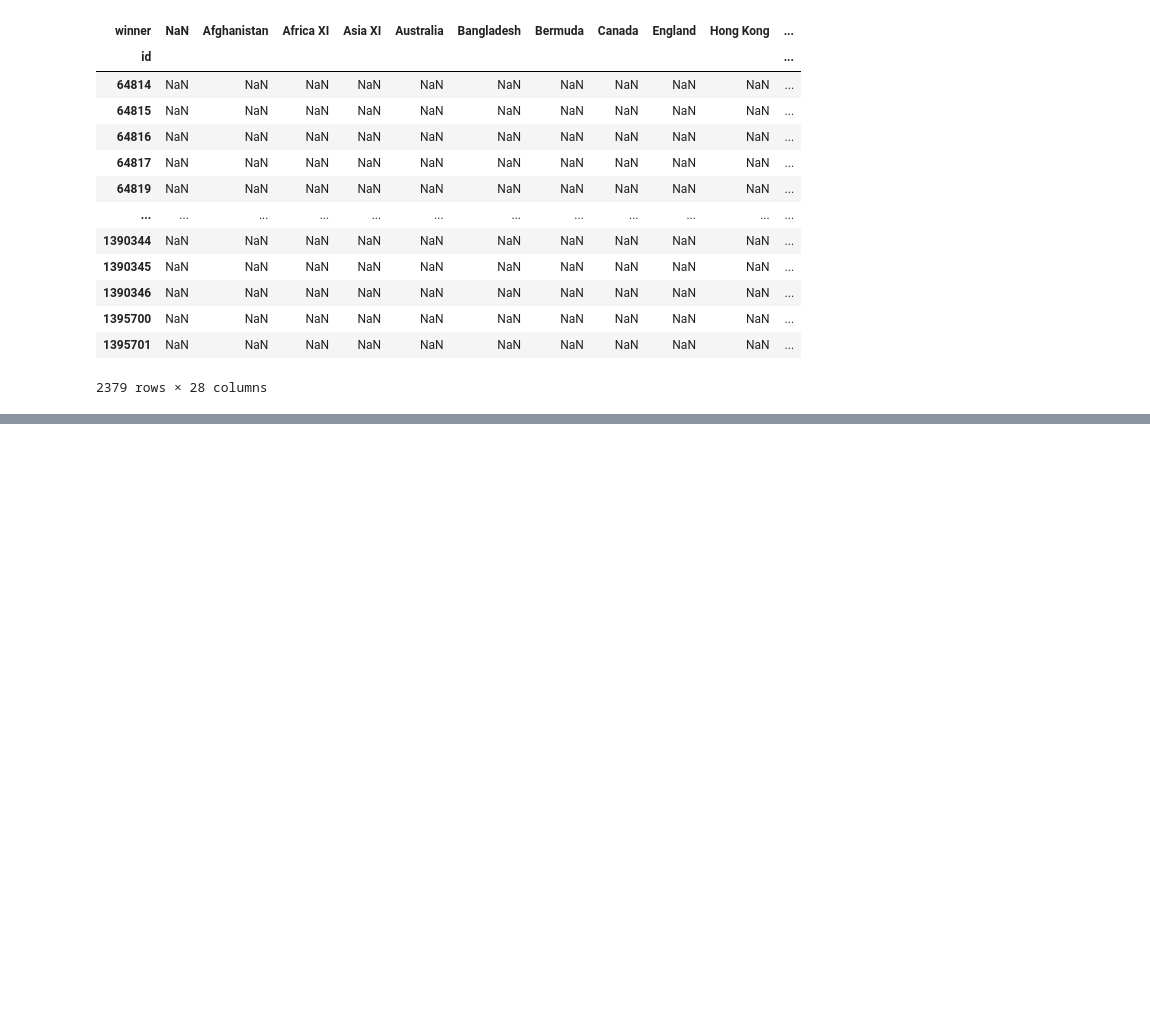
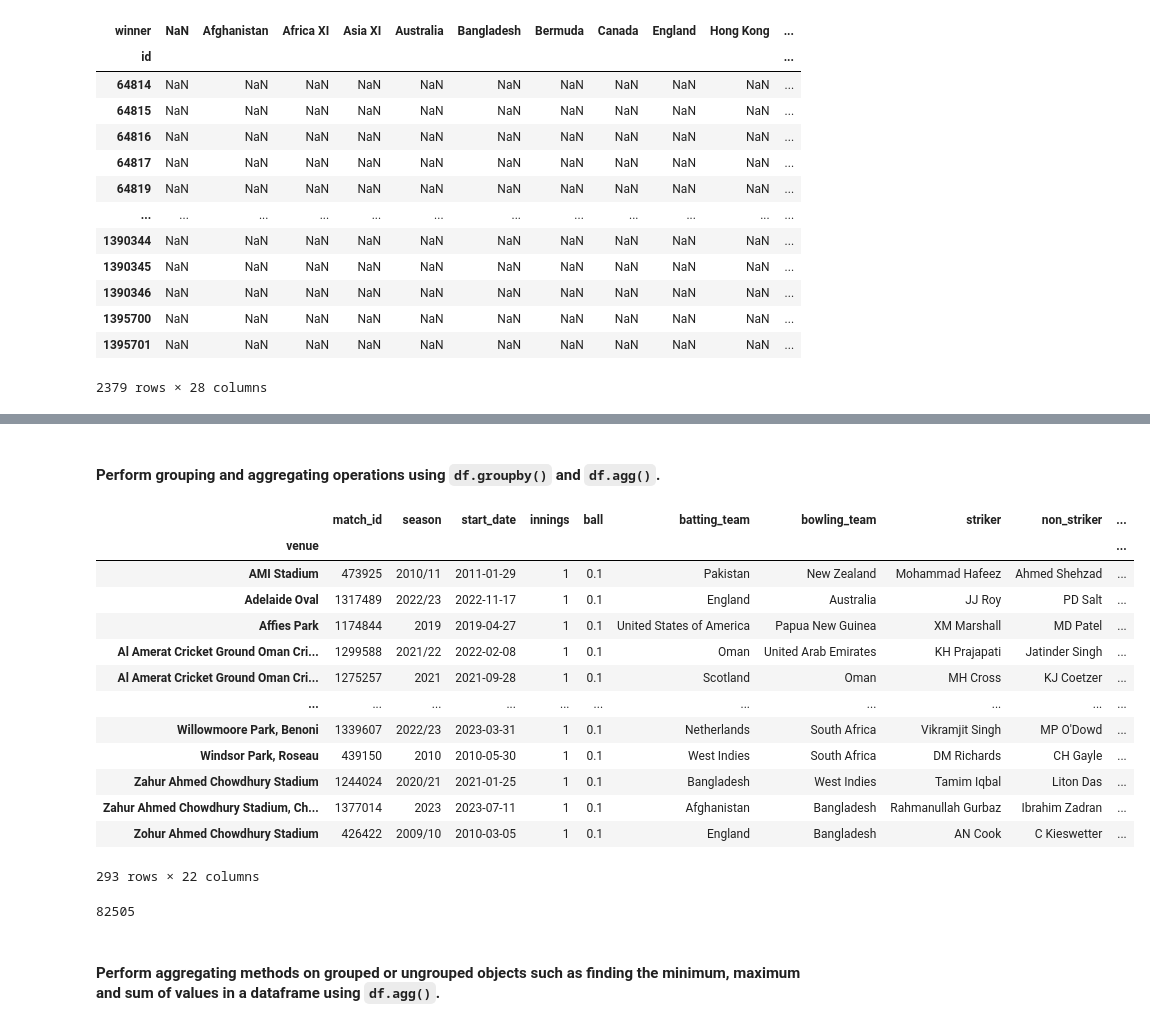
Before and after one commit to DNeilson67/FODS, a Jupyter notebook: Week 4/main.ipynb, the cells around one changed output, grey strips where cells are left out. Cells and saved outputs as stored; diff of their text form; code cells hidden in the pictures; blank space fills up the shorter version.

```diff
--- a/Week 4/main.ipynb
+++ b/Week 4/main.ipynb
@@ -333,0 +530,26 @@ df2.pivot(index = 'id', columns='winner', values='player_of_match')
+# %% [markdown]
+#### Perform grouping and aggregating operations using `df.groupby()` and `df.agg()`.
+# %%
+df4 = df.groupby('venue')
+df4.first()
+# %% [output]
+|  | match_id | season | start_date | innings | ball | batting_team | bowling_team | striker | non_striker | ... |
+| venue |  |  |  |  |  |  |  |  |  | ... |
+| AMI Stadium | 473925 | 2010/11 | 2011-01-29 | 1 | 0.1 | Pakistan | New Zealand | Mohammad Hafeez | Ahmed Shehzad | ... |
+| Adelaide Oval | 1317489 | 2022/23 | 2022-11-17 | 1 | 0.1 | England | Australia | JJ Roy | PD Salt | ... |
+| Affies Park | 1174844 | 2019 | 2019-04-27 | 1 | 0.1 | United States of America | Papua New Guinea | XM Marshall | MD Patel | ... |
+| Al Amerat Cricket Ground Oman Cri... | 1299588 | 2021/22 | 2022-02-08 | 1 | 0.1 | Oman | United Arab Emirates | KH Prajapati | Jatinder Singh | ... |
+| Al Amerat Cricket Ground Oman Cri... | 1275257 | 2021 | 2021-09-28 | 1 | 0.1 | Scotland | Oman | MH Cross | KJ Coetzer | ... |
+| ... | ... | ... | ... | ... | ... | ... | ... | ... | ... | ... |
+| Willowmoore Park, Benoni | 1339607 | 2022/23 | 2023-03-31 | 1 | 0.1 | Netherlands | South Africa | Vikramjit Singh | MP O'Dowd | ... |
+| Windsor Park, Roseau | 439150 | 2010 | 2010-05-30 | 1 | 0.1 | West Indies | South Africa | DM Richards | CH Gayle | ... |
+| Zahur Ahmed Chowdhury Stadium | 1244024 | 2020/21 | 2021-01-25 | 1 | 0.1 | Bangladesh | West Indies | Tamim Iqbal | Liton Das | ... |
+| Zahur Ahmed Chowdhury Stadium, Ch... | 1377014 | 2023 | 2023-07-11 | 1 | 0.1 | Afghanistan | Bangladesh | Rahmanullah Gurbaz | Ibrahim Zadran | ... |
+| Zohur Ahmed Chowdhury Stadium | 426422 | 2009/10 | 2010-03-05 | 1 | 0.1 | England | Bangladesh | AN Cook | C Kieswetter | ... |
+293 rows × 22 columns
+# %%
+print(df2["win_by_runs"].aggregate('sum'))
+# %% [output]
+82505
+# %% [markdown]
+#### Perform aggregating methods on grouped or ungrouped objects such as finding the minimum, maximum and sum of values in a dataframe using `df.agg()`.
```
Also changed, not shown: parts of 40 cells of this notebook, 1 other file.
